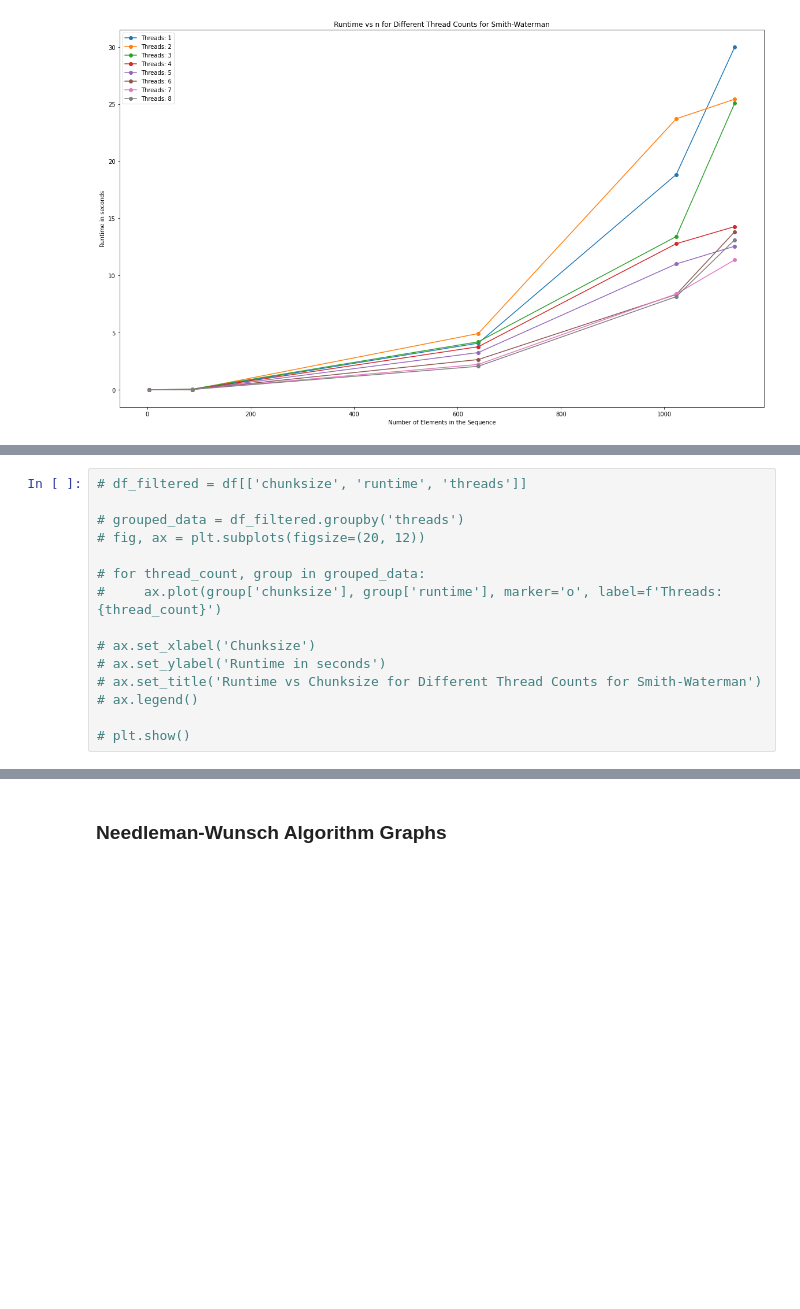
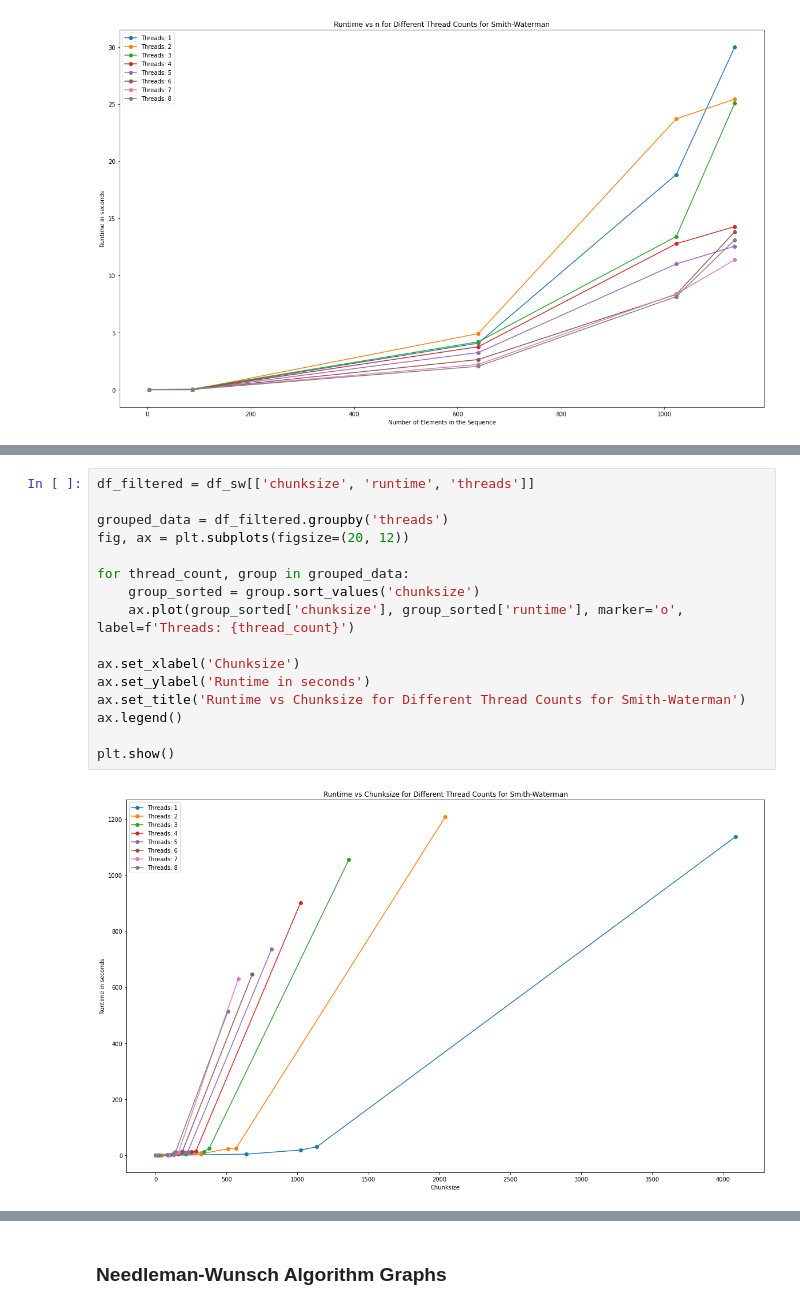
Before and after one commit to daryatodoskova/CSE305-Project-Parallel-sequence-alignment, a Jupyter notebook: Graphs.ipynb, the cells around one changed output, grey strips where cells are left out. Saved outputs shown, nothing was run; the diff lists cells and outputs as text; blank space fills up the shorter version.

```diff
--- a/Graphs.ipynb
+++ b/Graphs.ipynb
@@ -56,15 +80,18 @@ plt.show()
 # %%
-# df_filtered = df[['chunksize', 'runtime', 'threads']]
+df_filtered = df_sw[['chunksize', 'runtime', 'threads']]
 
-# grouped_data = df_filtered.groupby('threads')
-# fig, ax = plt.subplots(figsize=(20, 12))
+grouped_data = df_filtered.groupby('threads')
+fig, ax = plt.subplots(figsize=(20, 12))
 
-# for thread_count, group in grouped_data:
-#     ax.plot(group['chunksize'], group['runtime'], marker='o', label=f'Threads: {thread_count}')
+for thread_count, group in grouped_data:
+    group_sorted = group.sort_values('chunksize')
+    ax.plot(group_sorted['chunksize'], group_sorted['runtime'], marker='o', label=f'Threads: {thread_count}')
 
-# ax.set_xlabel('Chunksize')
-# ax.set_ylabel('Runtime in seconds')
-# ax.set_title('Runtime vs Chunksize for Different Thread Counts for Smith-Waterman')
-# ax.legend()
+ax.set_xlabel('Chunksize')
+ax.set_ylabel('Runtime in seconds')
+ax.set_title('Runtime vs Chunksize for Different Thread Counts for Smith-Waterman')
+ax.legend()
 
-# plt.show()
+plt.show()
+# %% [output]
+[figure, added]
```
Also changed, not shown: parts of 7 cells of this notebook.
